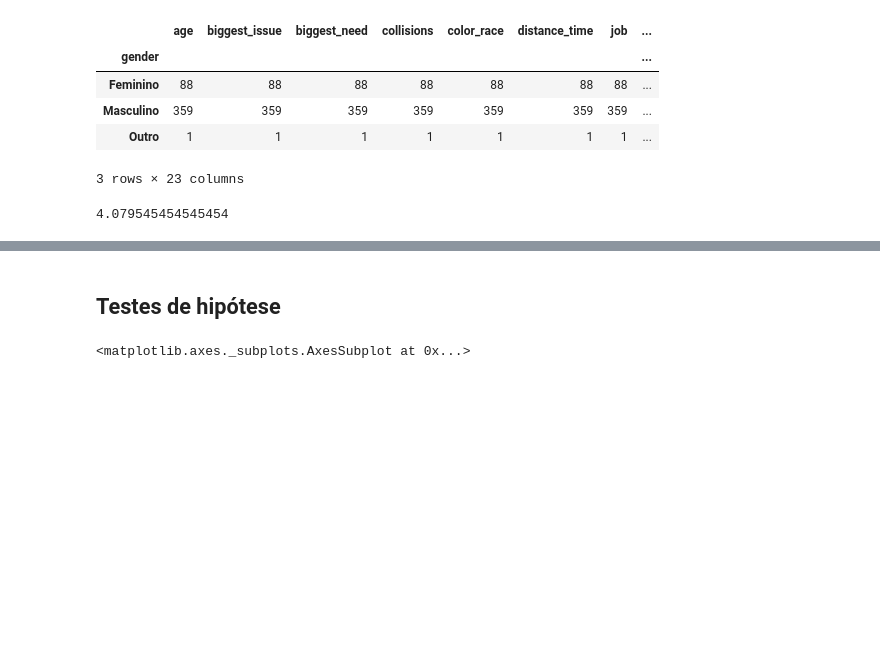
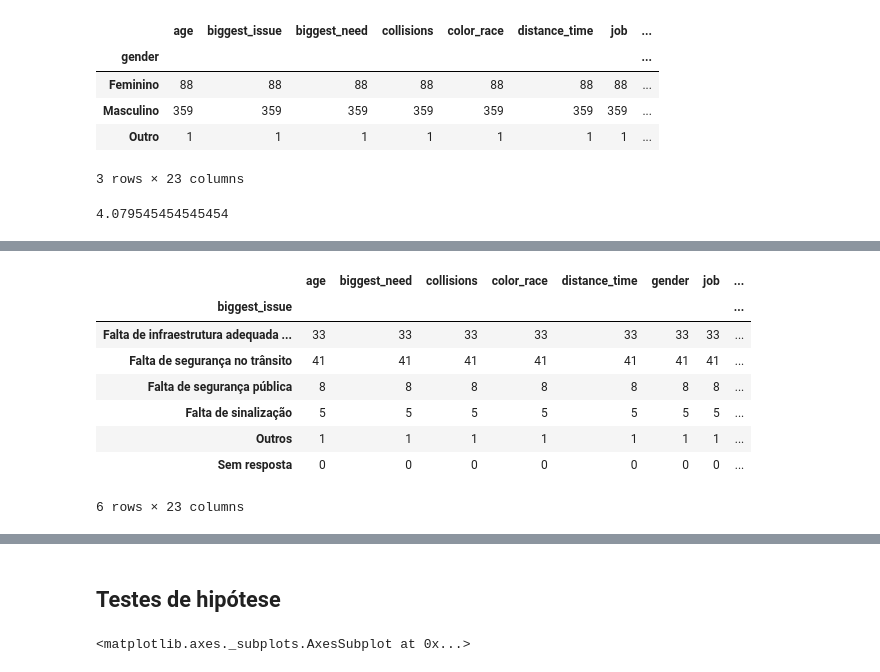
Before and after one commit to pedrocostab/Data_Science_Ciclistas, a Jupyter notebook: Projeto_1_Ciência_de_Dados.ipynb, the cells around one changed output, grey strips where cells are left out. Cells and saved outputs as stored; diff of their text form; code cells hidden in the pictures; blank space fills up the shorter version.

```diff
--- a/Projeto_1_Ciência_de_Dados.ipynb
+++ b/Projeto_1_Ciência_de_Dados.ipynb
@@ -836,0 +849,12 @@ ciclistas.corr(method="spearman")
+# %%
+(ciclistas[ciclistas["gender"] == "Feminino"]).groupby("biggest_issue").count()
+# %% [output]
+|  | age | biggest_need | collisions | color_race | distance_time | gender | job | ... |
+| biggest_issue |  |  |  |  |  |  |  | ... |
+| Falta de infraestrutura adequada ... | 33 | 33 | 33 | 33 | 33 | 33 | 33 | ... |
+| Falta de segurança no trânsito | 41 | 41 | 41 | 41 | 41 | 41 | 41 | ... |
+| Falta de segurança pública | 8 | 8 | 8 | 8 | 8 | 8 | 8 | ... |
+| Falta de sinalização | 5 | 5 | 5 | 5 | 5 | 5 | 5 | ... |
+| Outros | 1 | 1 | 1 | 1 | 1 | 1 | 1 | ... |
+| Sem resposta | 0 | 0 | 0 | 0 | 0 | 0 | 0 | ... |
+6 rows × 23 columns
```
Also changed, not shown: parts of 34 cells of this notebook.
